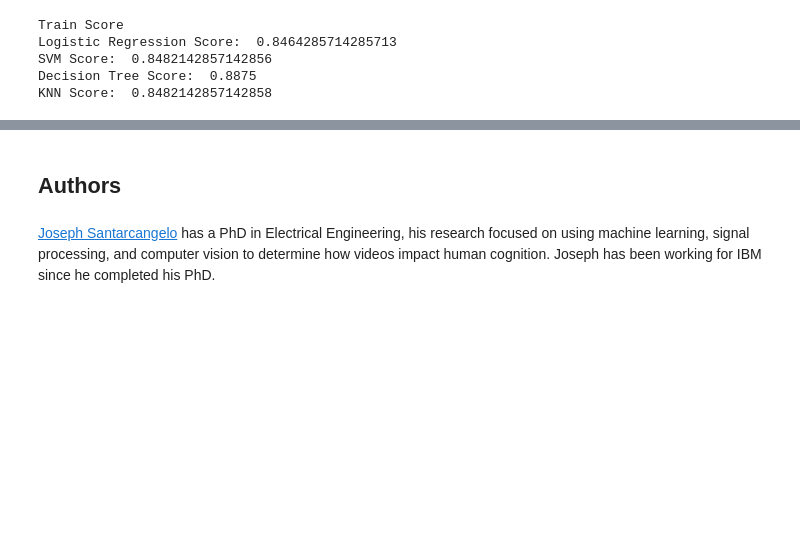
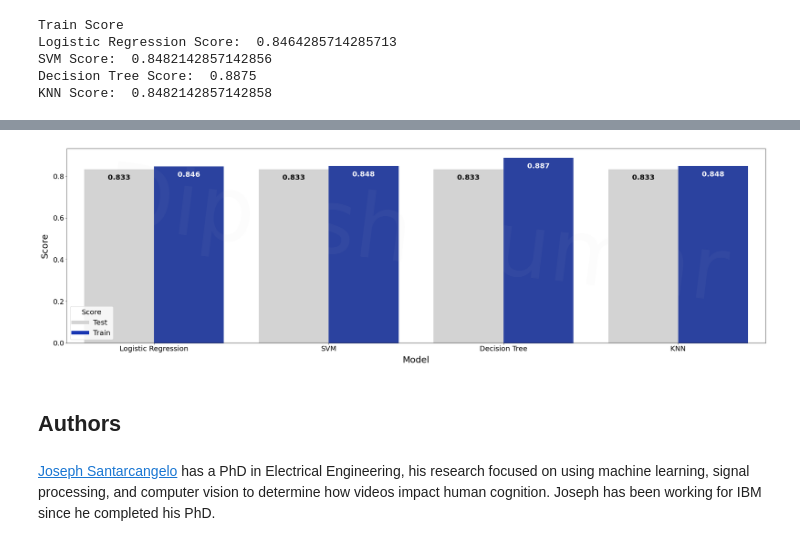
Before and after one commit to dipeshkd/ibm-capstone-project, a Jupyter notebook: week4-lab-8-spacex-data-ml.ipynb, the cells around one changed output, grey strips where cells are left out. Saved outputs shown, nothing was run; the diff lists cells and outputs as text; code cells hidden in the pictures; blank space fills up the shorter version.

```diff
--- a/week4-lab-8-spacex-data-ml.ipynb
+++ b/week4-lab-8-spacex-data-ml.ipynb
@@ -372,3 +381,14 @@ Logistic Regression Score:  0.8464285714285713
 SVM Score:  0.8482142857142856
 Decision Tree Score:  0.8875
 KNN Score:  0.8482142857142858
+# %%
+# Bar Chart for Scores
+
+# Socre Dictionary
+score_dict = {'Model':['Logistic Regression','SVM','Decision Tree','KNN'],
+              'Test Score':[logreg_cv.score(X_test, Y_test), svm_cv.score(X_test, Y_test), tree_cv.score(X_test, Y_test), knn_cv.score(X_test, Y_test)],
+              'Train Score':[logreg_cv.best_score_, svm_cv.best_score_, tree_cv.best_score_, knn_cv.best_score_]}
+score_dict
+
+score_df = pd.DataFrame(score_dict)
+score_df
@@ -375,3 +401,48 @@ KNN Score:  0.8482142857142858
+# %%
+import seaborn as sns
+from matplotlib.lines import Line2D
+
+colors = ["#d3d3d3", "#1836b2"]
+
+# Legent Elements
+landing_legend_elements = [Line2D([0], [0], color=colors[0], label='Test', lw=10),
+                          Line2D([0], [0], color=colors[1], label='Train', lw=10)]
+
+
+
+
+fig, ax1 = plt.subplots(figsize=(35,10))
+scoredata_df = score_df.melt(id_vars='Model').rename(columns=str.title)
+scoredata_df
+
+# Bar Plot
+sns.barplot(x='Model',y='Value', data=scoredata_df, hue='Variable', palette=colors, ax=ax1)
+
+#Bar Plot Text - Test Score
+for index, value in enumerate(score_df['Test Score']):
+    if value != 0:
+        plt.text(index-0.2, value-0.05, '{:.3f}'.format(value), fontsize=20, ha = 'center', c='black', fontweight = 'semibold')
+
+#Bar Plot Text - Train Score
+for index, value in enumerate(score_df['Train Score']):
+    if value != 0:
+        plt.text(index+0.2, value-0.05, '{:.3f}'.format(value), fontsize=20, ha = 'center', c='white', fontweight = 'semibold')
+
+plt.xticks(fontsize=20)
+plt.yticks(fontsize=20)
+
+plt.xlabel("Model",fontsize=25, labelpad = 10)
+plt.ylabel("Score",fontsize=25, labelpad = 10)
+
+plt.legend(loc=3, title='Score', handles=landing_legend_elements, fontsize=20, title_fontsize=20)
+
+
+# Watermark
+plt.text(x=1.5, y=.5, s='Dipesh Kumar', fontsize=250, ha='center', va='center', c='lightgrey', alpha=0.05, rotation=-7, rotation_mode='anchor')
+
+plt.show()
+# %% [output]
+[figure, added]
 # %% [markdown]
 ## Authors
 # %% [markdown]
```
Also changed, not shown: parts of 12 cells of this notebook.
